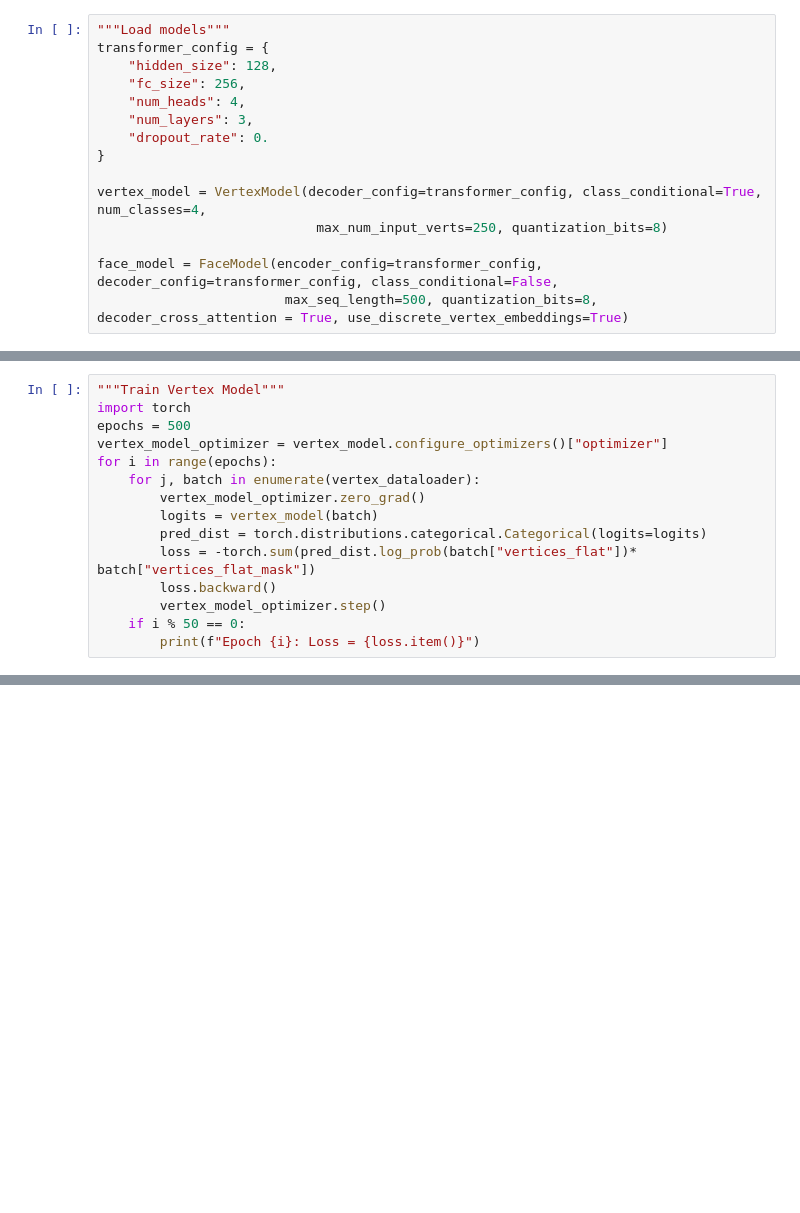
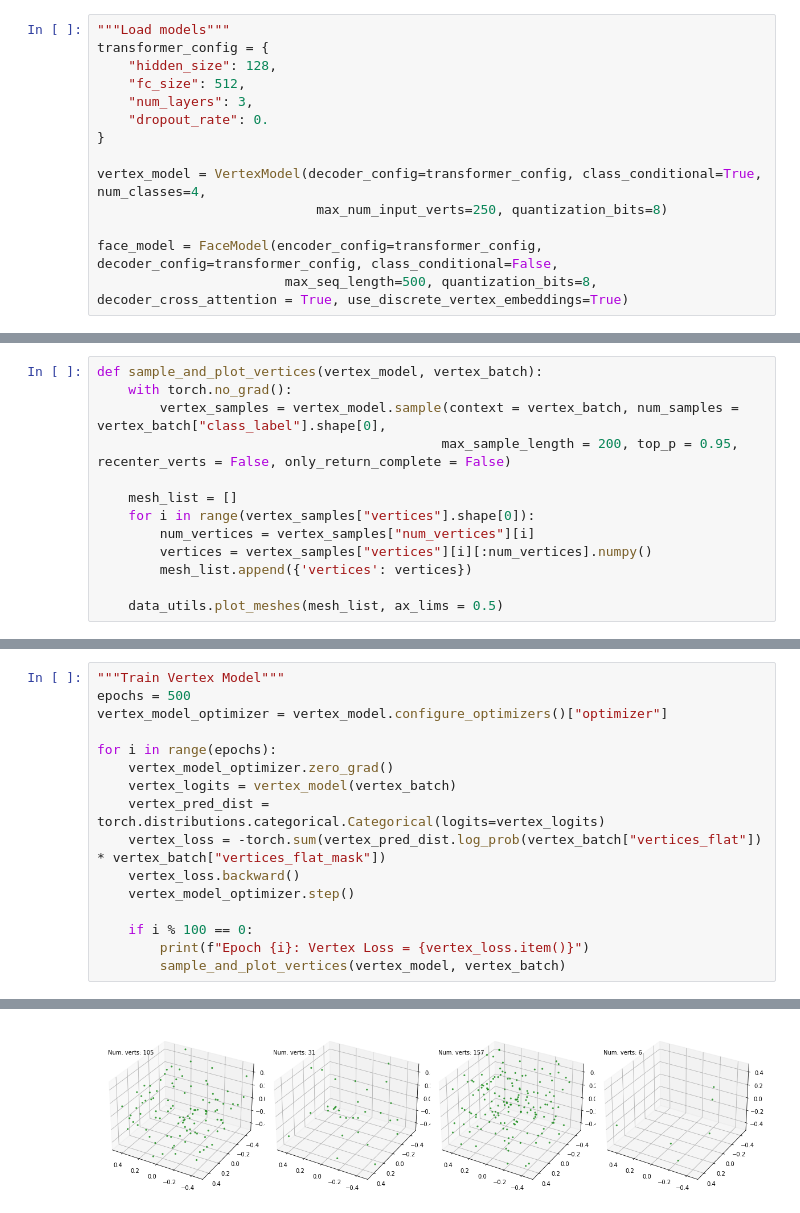
Before and after one commit to anshulcgm/polygen, a Jupyter notebook: sample_train.ipynb, the cells around one changed output, grey strips where cells are left out. Cells and saved outputs as stored; diff of their text form; blank space fills up the shorter version.

```diff
--- a/sample_train.ipynb
+++ b/sample_train.ipynb
@@ -29,8 +53,7 @@ face_dataloader = face_data_module.train_dataloader()
 """Load models"""
 transformer_config = {
     "hidden_size": 128,
-    "fc_size": 256,
-    "num_heads": 4,
+    "fc_size": 512,
     "num_layers": 3,
     "dropout_rate": 0.
 }
@@ -42,0 +80,13 @@ face_model = FaceModel(encoder_config=transformer_config, decoder_config=transfo
+# %%
+def sample_and_plot_vertices(vertex_model, vertex_batch):
+    with torch.no_grad():
+        vertex_samples = vertex_model.sample(context = vertex_batch, num_samples = vertex_batch["class_label"].shape[0],
+                                            max_sample_length = 200, top_p = 0.95, recenter_verts = False, only_return_complete = False)
+
+    mesh_list = []
+    for i in range(vertex_samples["vertices"].shape[0]):
+        num_vertices = vertex_samples["num_vertices"][i]
+        vertices = vertex_samples["vertices"][i][:num_vertices].numpy()
+        mesh_list.append({'vertices': vertices})
+
+    data_utils.plot_meshes(mesh_list, ax_lims = 0.5)
@@ -43,16 +106,17 @@ face_model = FaceModel(encoder_config=transformer_config, decoder_config=transfo
 # %%
 """Train Vertex Model"""
-import torch
 epochs = 500
 vertex_model_optimizer = vertex_model.configure_optimizers()["optimizer"]
+
 for i in range(epochs):
-    for j, batch in enumerate(vertex_dataloader):
-        vertex_model_optimizer.zero_grad()
-        logits = vertex_model(batch)
-        pred_dist = torch.distributions.categorical.Categorical(logits=logits)
-        loss = -torch.sum(pred_dist.log_prob(batch["vertices_flat"])* batch["vertices_flat_mask"])
-        loss.backward()
-        vertex_model_optimizer.step()
-    if i % 50 == 0:
-        print(f"Epoch {i}: Loss = {loss.item()}")
+    vertex_model_optimizer.zero_grad()
+    vertex_logits = vertex_model(vertex_batch)
+    vertex_pred_dist = torch.distributions.categorical.Categorical(logits=vertex_logits)
+    vertex_loss = -torch.sum(vertex_pred_dist.log_prob(vertex_batch["vertices_flat"]) * vertex_batch["vertices_flat_mask"])
+    vertex_loss.backward()
+    vertex_model_optimizer.step()
+
+    if i % 100 == 0:
+        print(f"Epoch {i}: Vertex Loss = {vertex_loss.item()}")
+        sample_and_plot_vertices(vertex_model, vertex_batch)
 # %% [output]
@@ -61,0 +124 @@ Epoch 100: Loss = 2559.0986328125
+[figure, added]
```
Also changed, not shown: parts of 8 cells of this notebook, 2 other files.
